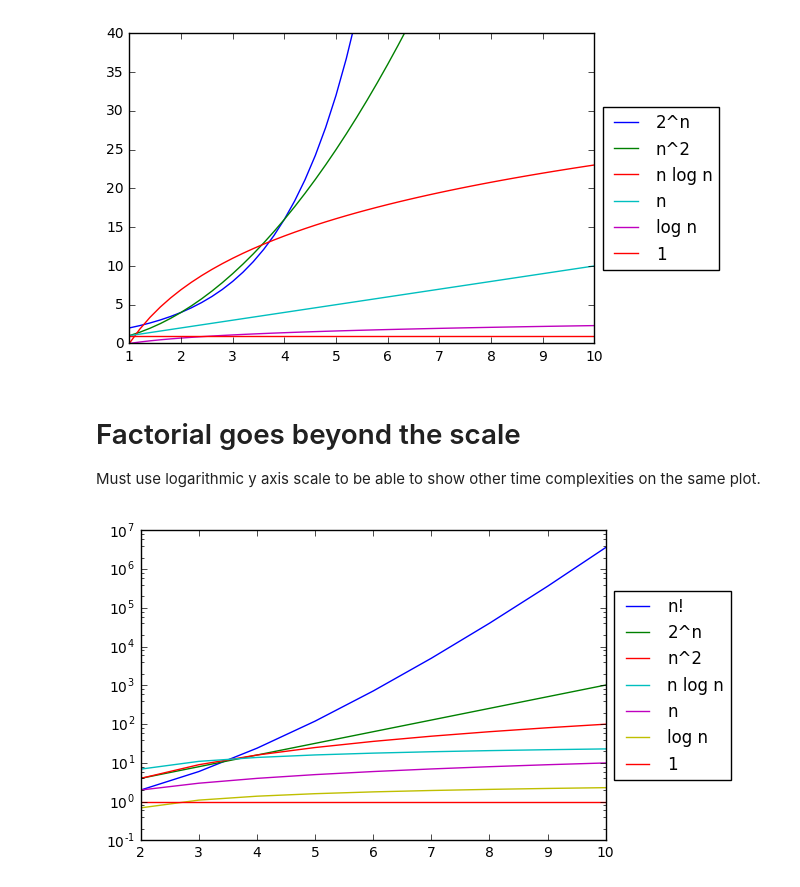
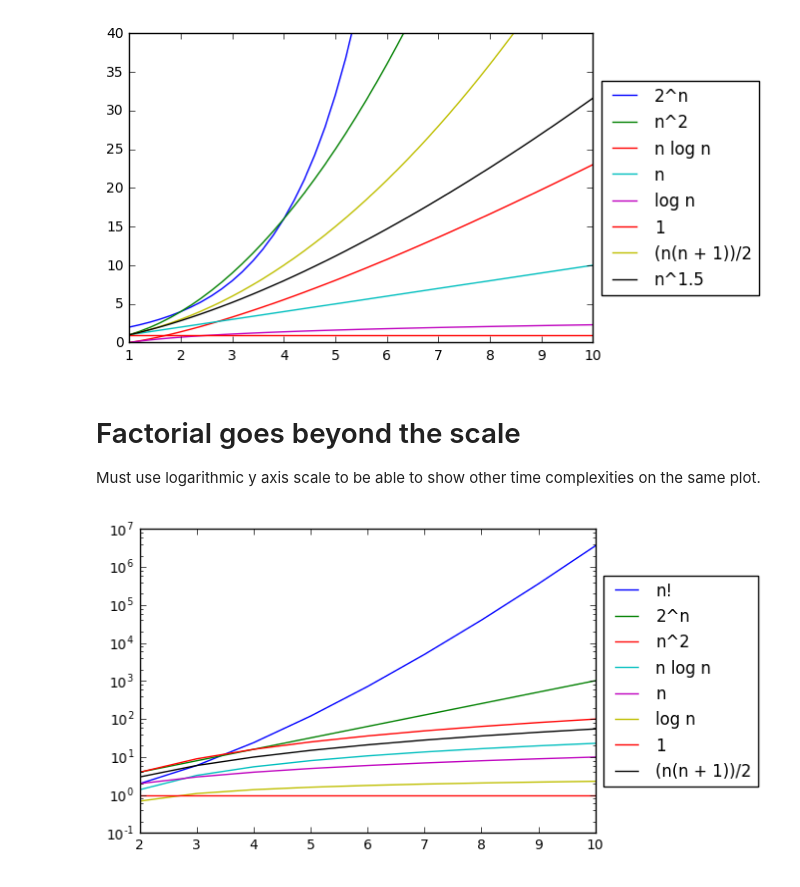
Before and after one commit to jarmop/learning, a Jupyter notebook: efficiency.ipynb, the cells around one changed output. Drawn from its saved outputs; the diff is of its cells as text; code cells hidden in the pictures.

```diff
--- a/efficiency.ipynb
+++ b/efficiency.ipynb
@@ -7,20 +7,24 @@ from numpy.lib import scimath
 # %%
 x = np.arange(1, 20, 0.2)
 
 plt.plot(x, 2**x, label='2^n')
 plt.plot(x, x**2, label='n^2')
-plt.plot(x, n * np.log(x), label='n log n')
+plt.plot(x, x * np.log(x), label='n log n')
 plt.plot(x, x, label='n')
 plt.plot(x, np.log(x), label='log n')
 plt.plot(x,  np.array([1 for i in range(0, x.size)]), 'r', label='1')
+
+# Some extra plots here, former can be rounded to n^2
+plt.plot(x, (x*(x+1))/2, label='(n(n + 1))/2')
+plt.plot(x, x**1.5, label='n^1.5')
 
 plt.legend(loc='center left', bbox_to_anchor=(1, 0.5))
 #plt.yscale('log', basey=10)
 plt.ylim([0, 40])
 plt.xlim([1, 10])
 plt.show()
 # %% [output]
-[figure, old version]
+[figure, new version]
 # %% [markdown]
 # Factorial goes beyond the scale
 Must use logarithmic y axis scale to be able to show other time complexities on the same plot.
@@ -33,10 +37,12 @@ plt.plot(x, factorial(x), label='n!')
 
 plt.plot(x, 2**x, label='2^n')
 plt.plot(x, x**2, label='n^2')
-plt.plot(x, n * np.log(x), label='n log n')
+plt.plot(x, x * np.log(x), label='n log n')
 plt.plot(x, x, label='n')
 plt.plot(x, np.log(x), label='log n')
 plt.plot(x,  np.array([1 for i in range(0, x.size)]), 'r', label='1')
+
+plt.plot(x, (x*(x+1))/2, label='(n(n + 1))/2')
 
 plt.legend(loc='center left', bbox_to_anchor=(1, 0.5))
 plt.yscale('log', basey=10)
@@ -44,4 +50,4 @@ plt.yscale('log', basey=10)
 plt.xlim([2, 10])
 plt.show()
 # %% [output]
-[figure, old version]
+[figure, new version]
```
Also changed, not shown: parts of 1 cell of this notebook.
